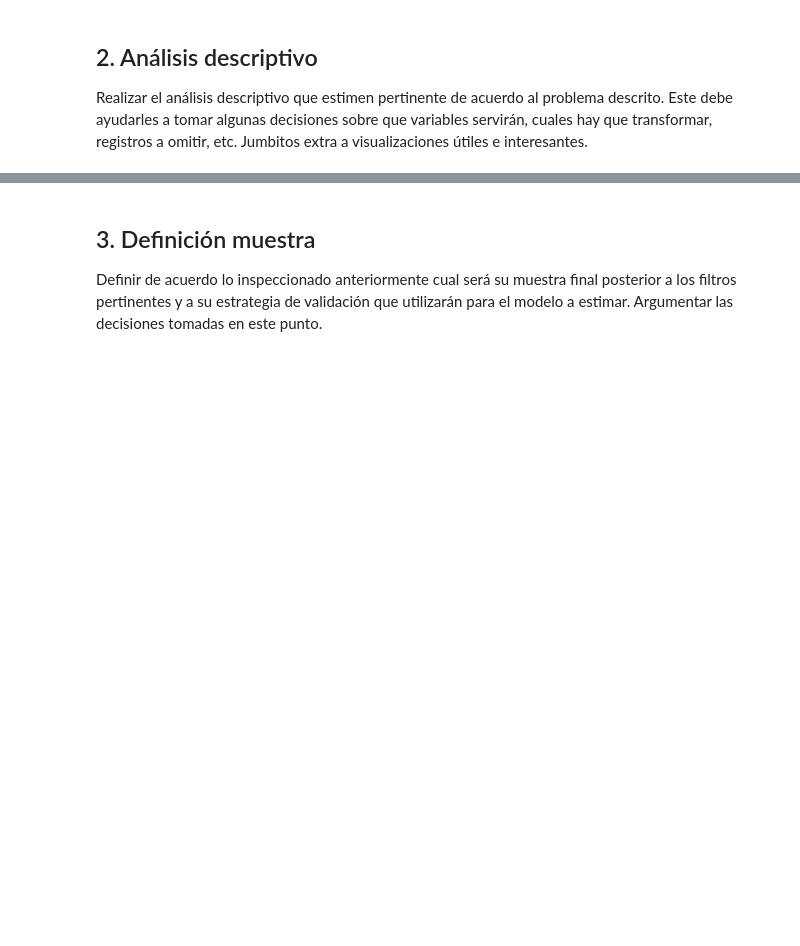
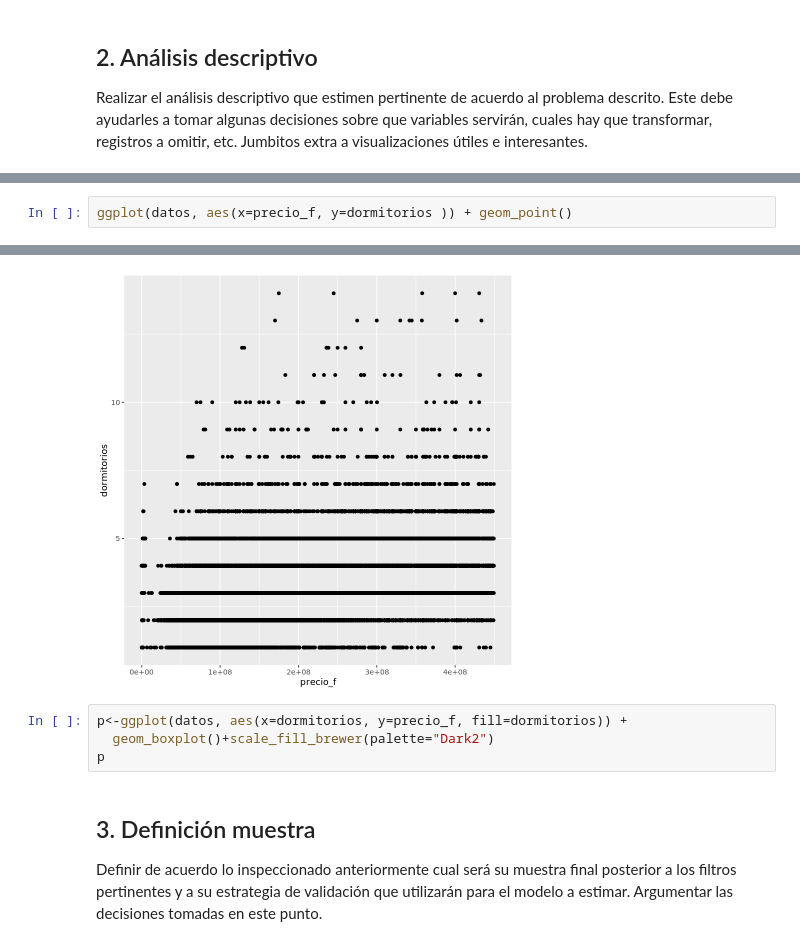
Before and after one commit to catalinavillamil/prueba_r, a Jupyter notebook: Prueba R.ipynb, the cells around one changed output, grey strips where cells are left out. Cells and saved outputs as stored; diff of their text form; blank space fills up the shorter version.

```diff
--- a/Prueba R.ipynb
+++ b/Prueba R.ipynb
@@ -47,0 +122,3 @@ Realizar el análisis descriptivo que estimen pertinente de acuerdo al problema
+# %%
+ggplot(datos, aes(x=precio_f, y=dormitorios )) + geom_point()
+# %% [output]
@@ -48,3 +127,8 @@ Realizar el análisis descriptivo que estimen pertinente de acuerdo al problema
+[figure, added]
+# %%
+p<-ggplot(datos, aes(x=dormitorios, y=precio_f, fill=dormitorios)) +
+  geom_boxplot()+scale_fill_brewer(palette="Dark2")
+p
 # %% [markdown]
 ## 3. Definición muestra
 
```
Also changed, not shown: parts of 9 cells of this notebook.
